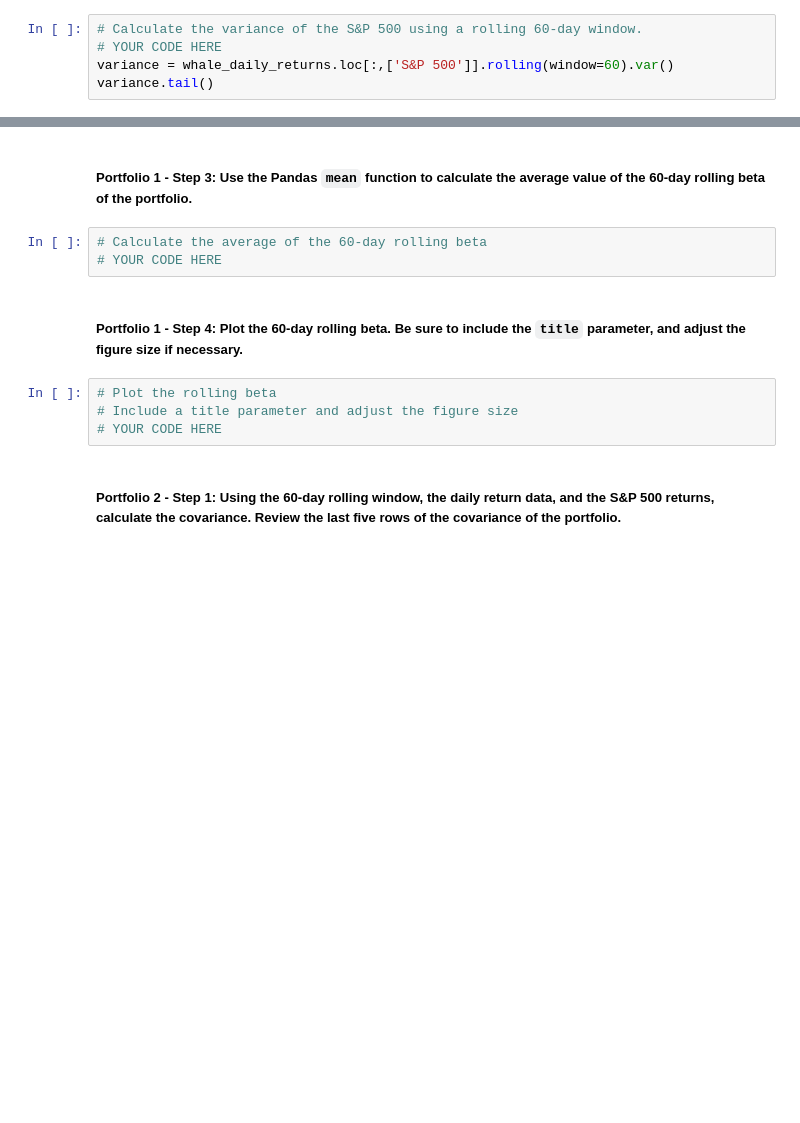
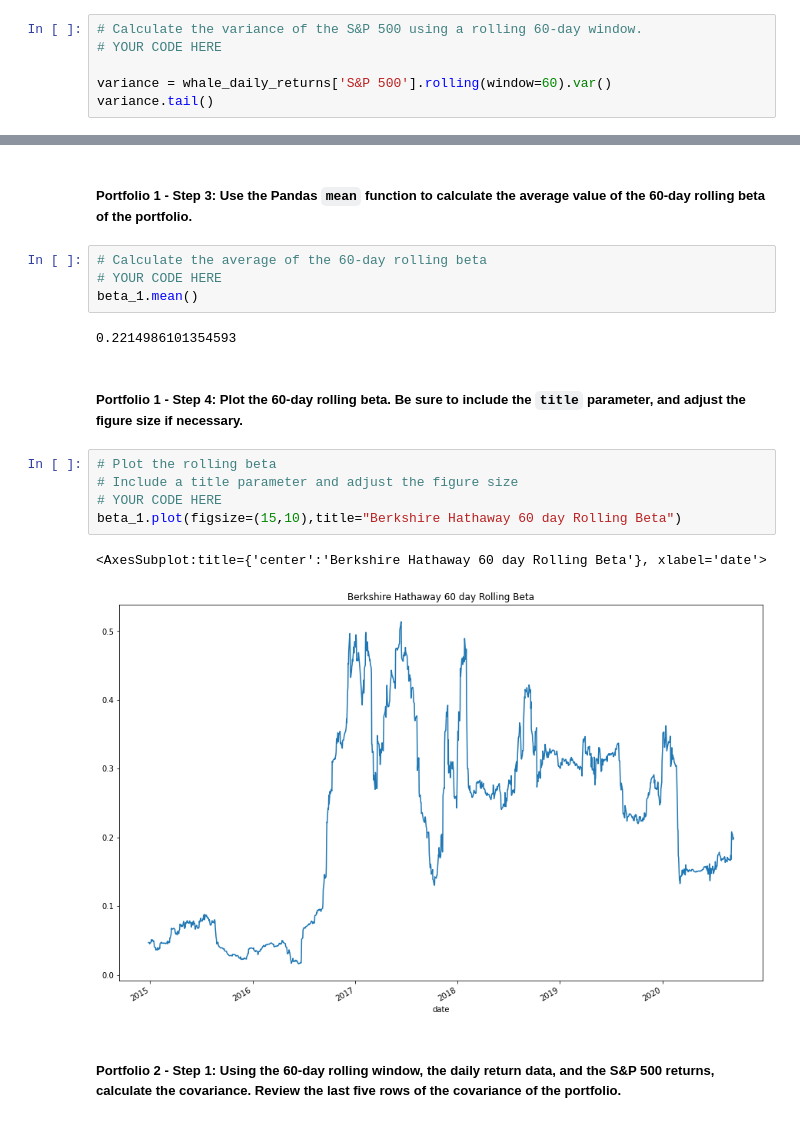
Before and after one commit to hchen1109/Finance_Analytics_4, a Jupyter notebook: risk_return_analysis.ipynb, the cells around one changed output, grey strips where cells are left out. Saved outputs shown, nothing was run; the diff lists cells and outputs as text; blank space fills up the shorter version.

```diff
--- a/risk_return_analysis.ipynb
+++ b/risk_return_analysis.ipynb
@@ -370,6 +370,7 @@ Your analysis is nearing completion. Now, you need to evaluate how the portfolio
 # %%
 # Calculate the variance of the S&P 500 using a rolling 60-day window.
 # YOUR CODE HERE
-variance = whale_daily_returns.loc[:,['S&P 500']].rolling(window=60).var()
+
+variance = whale_daily_returns['S&P 500'].rolling(window=60).var()
 variance.tail()
 # %% [output]
@@ -435,12 +429,19 @@ beta_1
 # %%
 # Calculate the average of the 60-day rolling beta
 # YOUR CODE HERE
+beta_1.mean()
+# %% [output]
+0.2214986101354593
 # %% [markdown]
 ##### Portfolio 1 - Step 4: Plot the 60-day rolling beta. Be sure to include the `title` parameter, and adjust the figure size if necessary.
 # %%
 # Plot the rolling beta
 # Include a title parameter and adjust the figure size
 # YOUR CODE HERE
+beta_1.plot(figsize=(15,10),title="Berkshire Hathaway 60 day Rolling Beta")
+# %% [output]
+<AxesSubplot:title={'center':'Berkshire Hathaway 60 day Rolling Beta'}, xlabel='date'>
+[figure, added]
 # %% [markdown]
 ##### Portfolio 2 - Step 1: Using the 60-day rolling window, the daily return data, and the S&P 500 returns, calculate the covariance. Review the last five rows of the covariance of the portfolio.
 # %%
```
Also changed, not shown: parts of 8 cells of this notebook.
